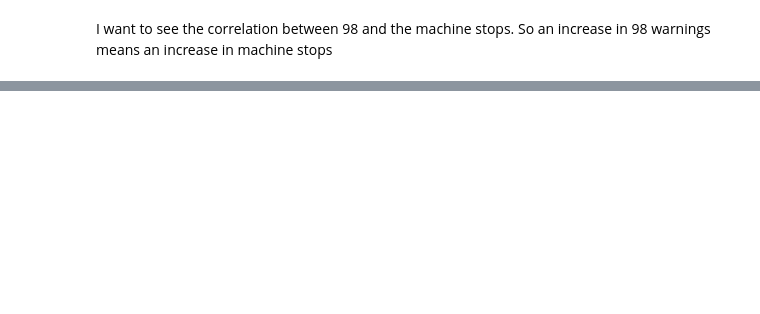
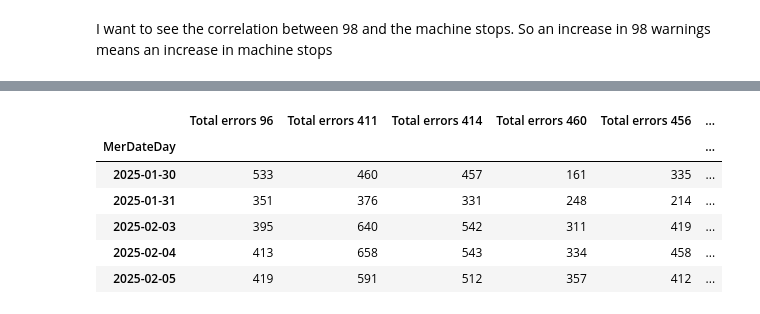
Before and after one commit to AcidSudo/Sanovo_19052025, a Jupyter notebook: EDA_correlation_stops.ipynb, the cells around one changed output, grey strips where cells are left out. Drawn from its saved outputs; the diff is of its cells as text; code cells hidden in the pictures; blank space fills up the shorter version.

```diff
--- a/EDA_correlation_stops.ipynb
+++ b/EDA_correlation_stops.ipynb
@@ -17,0 +43,22 @@ I want to see the correlation between 98 and the machine stops. So an increase i
+# %%
+df_agg = df.groupby('MerDateDay').apply(
+    lambda x: pd.Series({
+        'Total errors 96': ((x['MerType'] == 21) & (x['MerNumber'] == 96)).sum(),
+        'Total errors 411': ((x['MerType'] == 21) & (x['MerNumber'] == 411)).sum(),
+        'Total errors 414': ((x['MerType'] == 21) & (x['MerNumber'] == 414)).sum(),
+        'Total errors 460': ((x['MerType'] == 21) & (x['MerNumber'] == 460)).sum(),
+        'Total errors 456': ((x['MerType'] == 21) & (x['MerNumber'] == 456)).sum(),
+        'Total errors 452': ((x['MerType'] == 21) & (x['MerNumber'] == 452)).sum(),
+        'Total stops': ((x['MerType'] == 8) & (x['MerNumber'] == 0)).sum()
+    })
+)
+
+df_agg.head()
+# %% [output]
+|  | Total errors 96 | Total errors 411 | Total errors 414 | Total errors 460 | Total errors 456 | ... |
+| MerDateDay |  |  |  |  |  | ... |
+| 2025-01-30 | 533 | 460 | 457 | 161 | 335 | ... |
+| 2025-01-31 | 351 | 376 | 331 | 248 | 214 | ... |
+| 2025-02-03 | 395 | 640 | 542 | 311 | 419 | ... |
+| 2025-02-04 | 413 | 658 | 543 | 334 | 458 | ... |
+| 2025-02-05 | 419 | 591 | 512 | 357 | 412 | ... |
```
Also changed, not shown: parts of 8 cells of this notebook, 2 other files.
